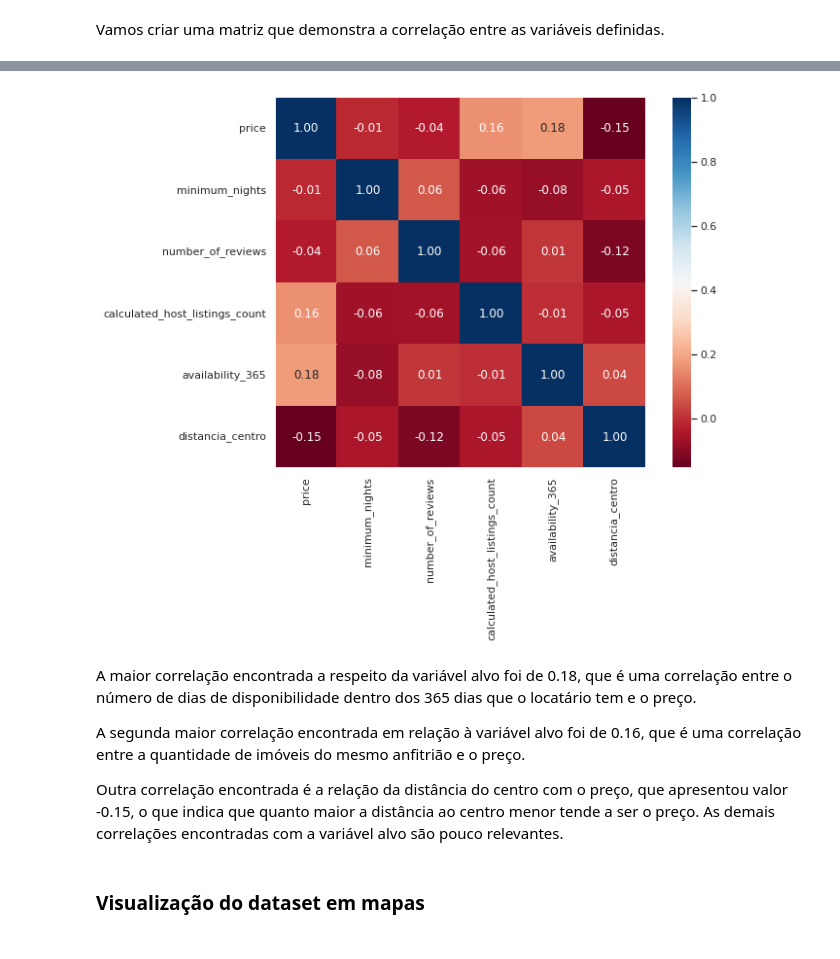
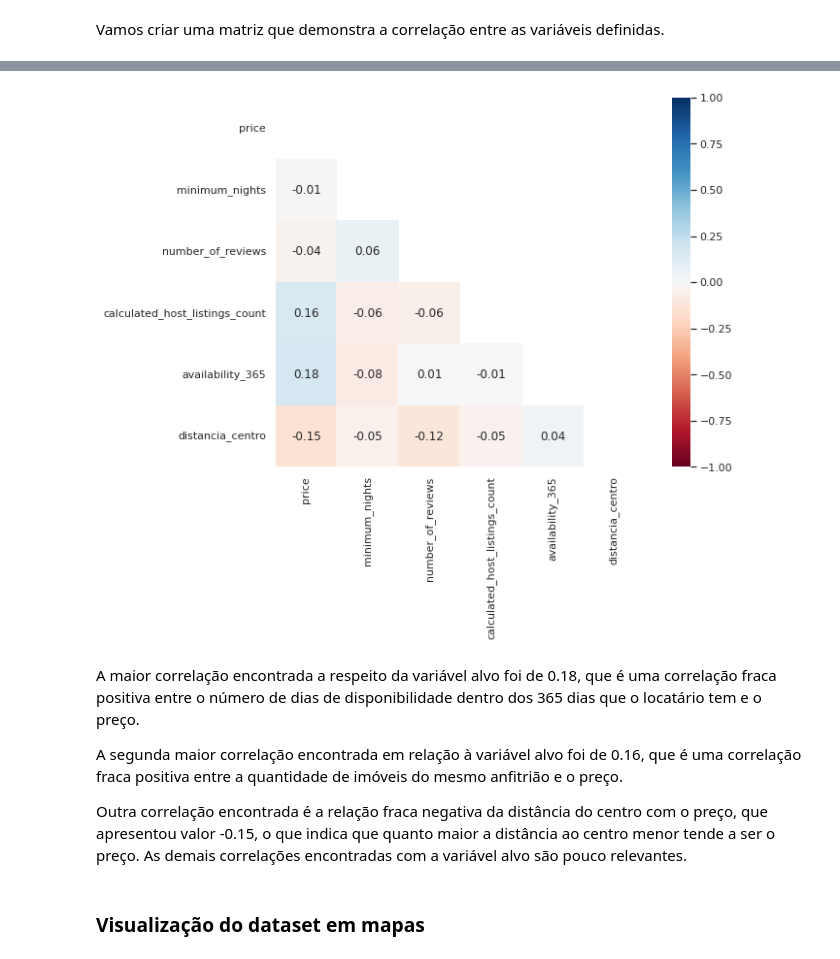
Before and after one commit to BrunoAzambuja/Airbnb_em_Roma_analise-exploratoria, a Jupyter notebook: Analise_Exploratoria_do_Airbnb_de_Roma.ipynb, the cells around one changed output, grey strips where cells are left out. Drawn from its saved outputs; the diff is of its cells as text; code cells hidden in the pictures.

```diff
--- a/Analise_Exploratoria_do_Airbnb_de_Roma.ipynb
+++ b/Analise_Exploratoria_do_Airbnb_de_Roma.ipynb
@@ -674,16 +674,24 @@ display(corr)
 | distancia_centro | -0.154061 | -0.048229 | -0.118340 | -0.046816 | 0.042452 | 1.000000 |
 # %%
 # plotar um heatmap a partir das correlações
-sns.set(rc = {'figure.figsize':(10,7)})
-sns.heatmap(corr, cmap='RdBu', fmt='.2f', square=True, linecolor='white', annot=True);
+# sns.set(rc = {'figure.figsize':(10,7)})
+# sns.heatmap(corr, cmap='RdBu', fmt='.2f', square=True, linecolor='white', annot=True);
+
+#corr = np.corrcoef(np.random.randn(10, 200))
+mask = np.zeros_like(corr)
+mask[np.triu_indices_from(mask)] = True
+
+with sns.axes_style("white"):
+    f, ax = plt.subplots(figsize=(10, 7))
+    ax = sns.heatmap(corr, cmap='RdBu', fmt='.2f', mask=mask, vmax=1, vmin=-1, square=True, annot=True)
 # %% [output]
-[figure, old version]
+[figure, new version]
 # %% [markdown]
-A maior correlação encontrada a respeito da variável alvo foi de 0.18, que é uma correlação entre o número de dias de disponibilidade dentro dos 365 dias que o locatário tem e o preço.
+A maior correlação encontrada a respeito da variável alvo foi de 0.18, que é uma correlação fraca positiva entre o número de dias de disponibilidade dentro dos 365 dias que o locatário tem e o preço.
 
-A segunda maior correlação encontrada em relação à variável alvo foi de 0.16, que é uma correlação entre a quantidade de imóveis do mesmo anfitrião e o preço.
+A segunda maior correlação encontrada em relação à variável alvo foi de 0.16, que é uma correlação fraca positiva entre a quantidade de imóveis do mesmo anfitrião e o preço.
 
-Outra correlação encontrada é a relação da distância do centro com o preço, que apresentou valor -0.15, o que indica que quanto maior a distância ao centro menor tende a ser o preço. As demais correlações encontradas com a variável alvo são pouco relevantes.
+Outra correlação encontrada é a relação fraca negativa da distância do centro com o preço, que apresentou valor -0.15, o que indica que quanto maior a distância ao centro menor tende a ser o preço. As demais correlações encontradas com a variável alvo são pouco relevantes.
 # %% [markdown]
 ### **Visualização do dataset em mapas**
 # %% [markdown]
```
Also changed, not shown: parts of 5 cells of this notebook.
